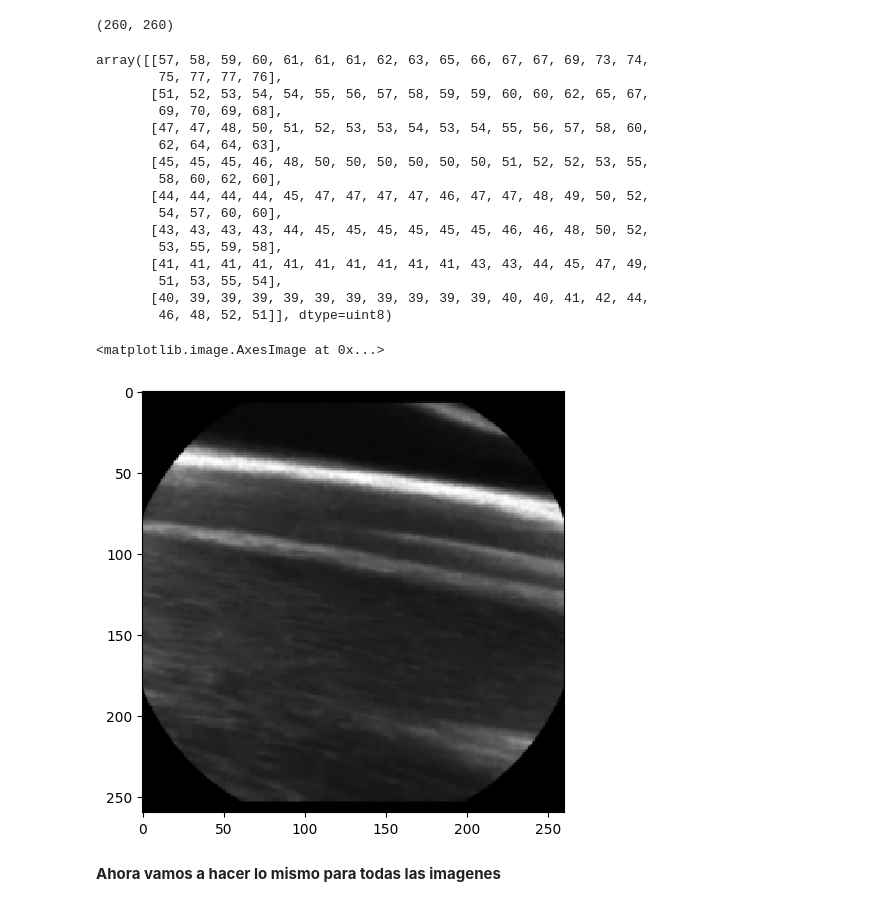
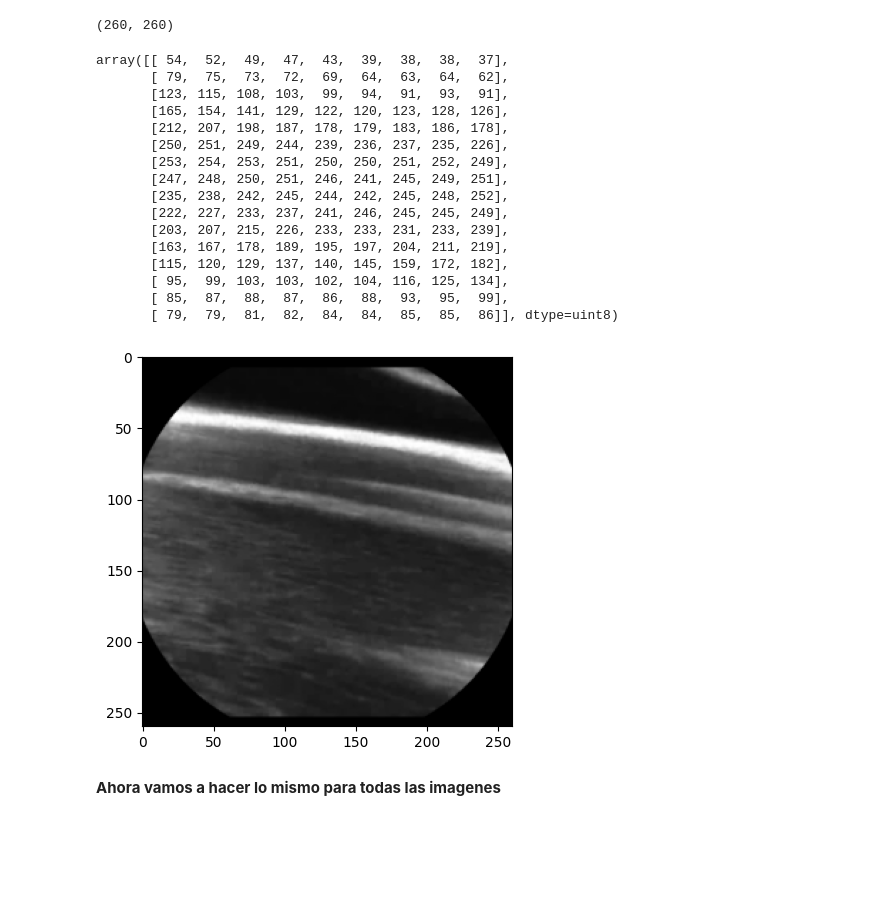
Before and after one commit to AnIsAsPe/ClassificadorCancerEsofago, a Jupyter notebook: Notebooks/PerceptronClasificadorCancerEsófago.ipynb, the cells around one changed output. Drawn from its saved outputs; the diff is of its cells as text; code cells hidden in the pictures; blank space fills up the shorter version.

```diff
--- a/Notebooks/PerceptronClasificadorCancerEsófago.ipynb
+++ b/Notebooks/PerceptronClasificadorCancerEsófago.ipynb
@@ -122,28 +113,27 @@ imagen.shape
 (260, 260)
 # %%
 # Exploramos el nivel de coloración de algunos de los pixeles de la imagen
-imagen[72:80, 170:190]
+imagen[52:68, 170:179]
 # %% [output]
-array([[57, 58, 59, 60, 61, 61, 61, 62, 63, 65, 66, 67, 67, 69, 73, 74,
-        75, 77, 77, 76],
-       [51, 52, 53, 54, 54, 55, 56, 57, 58, 59, 59, 60, 60, 62, 65, 67,
-        69, 70, 69, 68],
-       [47, 47, 48, 50, 51, 52, 53, 53, 54, 53, 54, 55, 56, 57, 58, 60,
-        62, 64, 64, 63],
-       [45, 45, 45, 46, 48, 50, 50, 50, 50, 50, 50, 51, 52, 52, 53, 55,
-        58, 60, 62, 60],
-       [44, 44, 44, 44, 45, 47, 47, 47, 47, 46, 47, 47, 48, 49, 50, 52,
-        54, 57, 60, 60],
-       [43, 43, 43, 43, 44, 45, 45, 45, 45, 45, 45, 46, 46, 48, 50, 52,
-        53, 55, 59, 58],
-       [41, 41, 41, 41, 41, 41, 41, 41, 41, 41, 43, 43, 44, 45, 47, 49,
-        51, 53, 55, 54],
-       [40, 39, 39, 39, 39, 39, 39, 39, 39, 39, 39, 40, 40, 41, 42, 44,
-        46, 48, 52, 51]], dtype=uint8)
+array([[ 54,  52,  49,  47,  43,  39,  38,  38,  37],
+       [ 79,  75,  73,  72,  69,  64,  63,  64,  62],
+       [123, 115, 108, 103,  99,  94,  91,  93,  91],
+       [165, 154, 141, 129, 122, 120, 123, 128, 126],
+       [212, 207, 198, 187, 178, 179, 183, 186, 178],
+       [250, 251, 249, 244, 239, 236, 237, 235, 226],
+       [253, 254, 253, 251, 250, 250, 251, 252, 249],
+       [247, 248, 250, 251, 246, 241, 245, 249, 251],
+       [235, 238, 242, 245, 244, 242, 245, 248, 252],
+       [222, 227, 233, 237, 241, 246, 245, 245, 249],
+       [203, 207, 215, 226, 233, 233, 231, 233, 239],
+       [163, 167, 178, 189, 195, 197, 204, 211, 219],
+       [115, 120, 129, 137, 140, 145, 159, 172, 182],
+       [ 95,  99, 103, 103, 102, 104, 116, 125, 134],
+       [ 85,  87,  88,  87,  86,  88,  93,  95,  99],
+       [ 79,  79,  81,  82,  84,  84,  85,  85,  86]], dtype=uint8)
-# %%
-imshow(imagen)
-# %% [output]
-<matplotlib.image.AxesImage at 0x...>
-[figure, removed]
+# %%
+_ = plt.imshow(imagen, cmap='Greys_r' )
+# %% [output]
+[figure, added]
 # %% [markdown]
 **Ahora vamos a hacer lo mismo para todas las imagenes**
```
Also changed, not shown: parts of 23 cells of this notebook.
